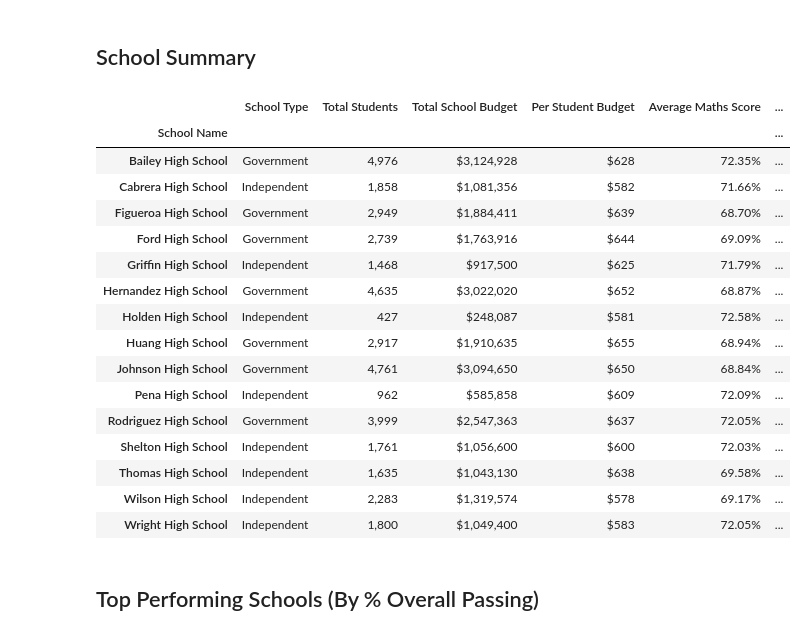
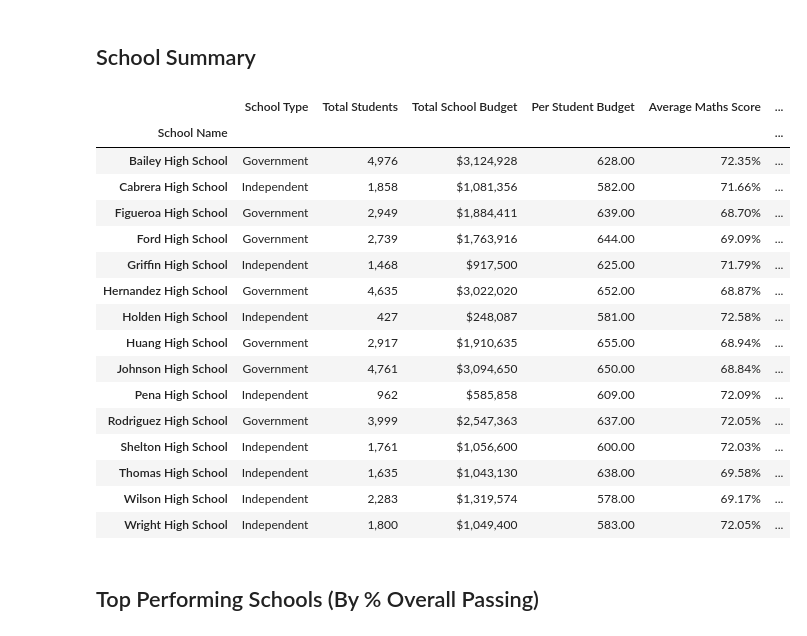
Before and after one commit to Ba1lina/pandas-challenge, a Jupyter notebook: PyCitySchools/PyCitySchools_code.ipynb, the cells around one changed output. Drawn from its saved outputs; the diff is of its cells as text; code cells hidden in the pictures.

```diff
--- a/PyCitySchools/PyCitySchools_code.ipynb
+++ b/PyCitySchools/PyCitySchools_code.ipynb
@@ -67,55 +67,54 @@ LGA_Summary
 # %%
 #Take columns from
 school_summary = school_data[["school_name","type","size","budget"]]
 school_summary = school_summary.rename(columns={"school_name":"School Name",
                      "type":"School Type",
                      "size":"Total Students",
                      "budget":"Total School Budget"})
 school_summary.set_index("School Name", inplace=True)
 school_summary.sort_index(ascending=True, inplace=True)
 
 #Calculate statistics for each school
-#@TODO fix the Overall Passing Calculations
 school_summary["Average Maths Score"] = school_data_complete.groupby(["school_name"])["maths_score"].mean()
 school_summary["Average Reading Score"] = school_data_complete.groupby(["school_name"])["reading_score"].mean()
 school_summary["Per Student Budget"]=school_summary["Total School Budget"]/school_summary["Total Students"]
 school_summary["% Passing Math"] = school_data_complete.groupby(["school_name"]).apply(lambda x:x[x["maths_score"] >= 50]["maths_score"].count())/school_summary["Total Students"]*100
 school_summary["% Passing Reading"] = school_data_complete.groupby(["school_name"]).apply(lambda x:x[x["reading_score"] >= 50]["reading_score"].count())/school_summary["Total Students"]*100
 school_summary["% Overall Passing"] = school_summary["% Passing Math"]*school_summary["% Passing Reading"]/100
 
 #Reorganise the headers
-school_summary=school_summary[["School Type","Total Students","Total School Budget","Per Student Budget",
+school_summary_present=school_summary[["School Type","Total Students","Total School Budget","Per Student Budget",
                                "Average Maths Score","Average Reading Score","% Passing Math","% Passing Reading","% Overall Passing"]]
 
 #Clean up the format of the results
-school_summary["Total Students"] = school_summary["Total Students"].map('{:,.0f}'.format)
-school_summary["Total School Budget"] = school_summary["Total School Budget"].map('${:,.0f}'.format)
-school_summary["Per Student Budget"] = school_summary["Per Student Budget"].map('${:,.0f}'.format)
-school_summary["Average Maths Score"] = school_summary["Average Maths Score"].map('{:,.2f}%'.format)
-school_summary["Average Reading Score"] = school_summary["Average Reading Score"].map('{:,.2f}%'.format)
-school_summary["% Passing Math"] = school_summary["% Passing Math"].map('{:,.2f}%'.format)
-school_summary["% Passing Reading"] = school_summary["% Passing Reading"].map('{:,.2f}%'.format)
-school_summary["% Overall Passing"] = school_summary["% Overall Passing"].map('{:,.2f}%'.format)
+school_summary_present["Total Students"] = school_summary_present["Total Students"].map('{:,.0f}'.format)
+school_summary_present["Total School Budget"] = school_summary_present["Total School Budget"].map('${:,.0f}'.format)
+school_summary_present["Per Student Budget"] = school_summary_present["Per Student Budget"].map('{:,.2f}'.format)
+school_summary_present["Average Maths Score"] = school_summary_present["Average Maths Score"].map('{:,.2f}%'.format)
+school_summary_present["Average Reading Score"] = school_summary_present["Average Reading Score"].map('{:,.2f}%'.format)
+school_summary_present["% Passing Math"] = school_summary_present["% Passing Math"].map('{:,.2f}%'.format)
+school_summary_present["% Passing Reading"] = school_summary_present["% Passing Reading"].map('{:,.2f}%'.format)
+school_summary_present["% Overall Passing"] = school_summary_present["% Overall Passing"].map('{:,.2f}%'.format)
 
-school_summary
+school_summary_present
 # %% [output]
 |  | School Type | Total Students | Total School Budget | Per Student Budget | Average Maths Score | ... |
 | School Name |  |  |  |  |  | ... |
-| Bailey High School | Government | 4,976 | $3,124,928 | $628 | 72.35% | ... |
-| Cabrera High School | Independent | 1,858 | $1,081,356 | $582 | 71.66% | ... |
-| Figueroa High School | Government | 2,949 | $1,884,411 | $639 | 68.70% | ... |
-| Ford High School | Government | 2,739 | $1,763,916 | $644 | 69.09% | ... |
-| Griffin High School | Independent | 1,468 | $917,500 | $625 | 71.79% | ... |
-| Hernandez High School | Government | 4,635 | $3,022,020 | $652 | 68.87% | ... |
-| Holden High School | Independent | 427 | $248,087 | $581 | 72.58% | ... |
-| Huang High School | Government | 2,917 | $1,910,635 | $655 | 68.94% | ... |
-| Johnson High School | Government | 4,761 | $3,094,650 | $650 | 68.84% | ... |
-| Pena High School | Independent | 962 | $585,858 | $609 | 72.09% | ... |
-| Rodriguez High School | Government | 3,999 | $2,547,363 | $637 | 72.05% | ... |
-| Shelton High School | Independent | 1,761 | $1,056,600 | $600 | 72.03% | ... |
-| Thomas High School | Independent | 1,635 | $1,043,130 | $638 | 69.58% | ... |
-| Wilson High School | Independent | 2,283 | $1,319,574 | $578 | 69.17% | ... |
-| Wright High School | Independent | 1,800 | $1,049,400 | $583 | 72.05% | ... |
+| Bailey High School | Government | 4,976 | $3,124,928 | 628.00 | 72.35% | ... |
+| Cabrera High School | Independent | 1,858 | $1,081,356 | 582.00 | 71.66% | ... |
+| Figueroa High School | Government | 2,949 | $1,884,411 | 639.00 | 68.70% | ... |
+| Ford High School | Government | 2,739 | $1,763,916 | 644.00 | 69.09% | ... |
+| Griffin High School | Independent | 1,468 | $917,500 | 625.00 | 71.79% | ... |
+| Hernandez High School | Government | 4,635 | $3,022,020 | 652.00 | 68.87% | ... |
+| Holden High School | Independent | 427 | $248,087 | 581.00 | 72.58% | ... |
+| Huang High School | Government | 2,917 | $1,910,635 | 655.00 | 68.94% | ... |
+| Johnson High School | Government | 4,761 | $3,094,650 | 650.00 | 68.84% | ... |
+| Pena High School | Independent | 962 | $585,858 | 609.00 | 72.09% | ... |
+| Rodriguez High School | Government | 3,999 | $2,547,363 | 637.00 | 72.05% | ... |
+| Shelton High School | Independent | 1,761 | $1,056,600 | 600.00 | 72.03% | ... |
+| Thomas High School | Independent | 1,635 | $1,043,130 | 638.00 | 69.58% | ... |
+| Wilson High School | Independent | 2,283 | $1,319,574 | 578.00 | 69.17% | ... |
+| Wright High School | Independent | 1,800 | $1,049,400 | 583.00 | 72.05% | ... |
 # %% [markdown]
 ## Top Performing Schools (By % Overall Passing)
 # %%
```
Also changed, not shown: parts of 14 cells of this notebook.
